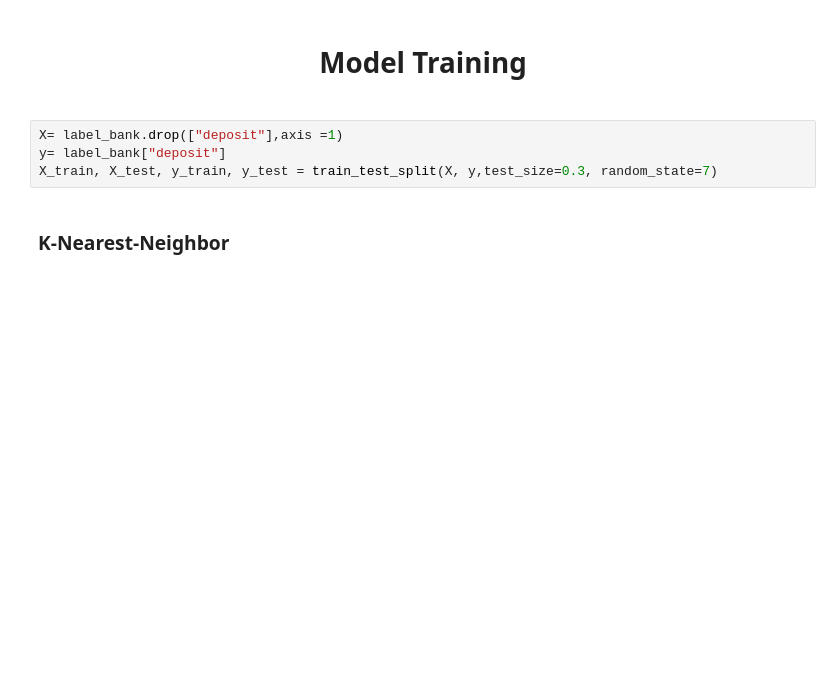
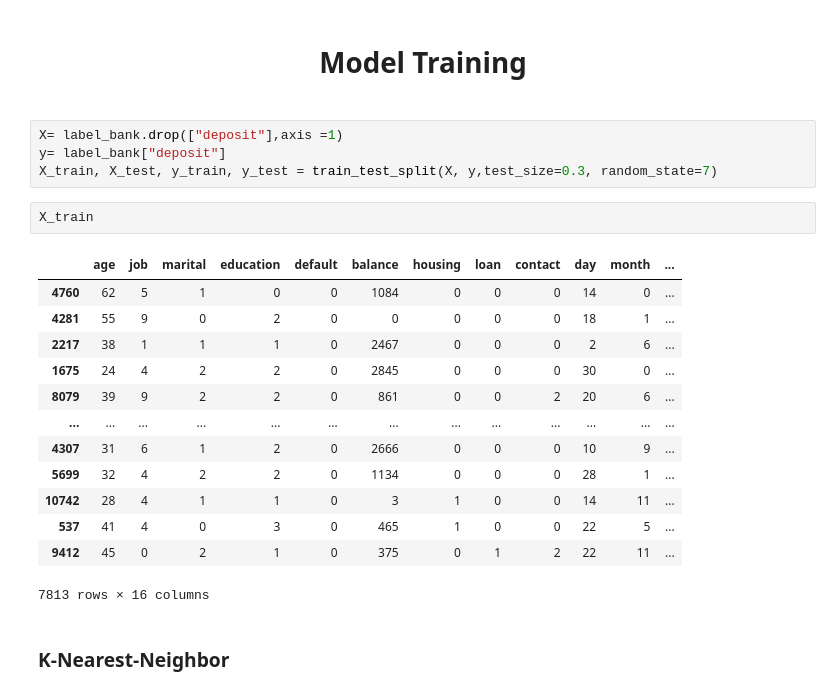
Before and after one commit to Inon-Sinn/Project-Gmar-2, a Jupyter notebook: Part 1 Classification improvment.ipynb, the cells around one changed output. Saved outputs shown, nothing was run; the diff lists cells and outputs as text; blank space fills up the shorter version.

```diff
--- a/Part 1 Classification improvment.ipynb
+++ b/Part 1 Classification improvment.ipynb
@@ -435,6 +435,22 @@ label_bank.head()
 X= label_bank.drop(["deposit"],axis =1)
 y= label_bank["deposit"]
 X_train, X_test, y_train, y_test = train_test_split(X, y,test_size=0.3, random_state=7)
+# %%
+X_train
+# %% [output]
+|  | age | job | marital | education | default | balance | housing | loan | contact | day | month | ... |
+| 4760 | 62 | 5 | 1 | 0 | 0 | 1084 | 0 | 0 | 0 | 14 | 0 | ... |
+| 4281 | 55 | 9 | 0 | 2 | 0 | 0 | 0 | 0 | 0 | 18 | 1 | ... |
+| 2217 | 38 | 1 | 1 | 1 | 0 | 2467 | 0 | 0 | 0 | 2 | 6 | ... |
+| 1675 | 24 | 4 | 2 | 2 | 0 | 2845 | 0 | 0 | 0 | 30 | 0 | ... |
+| 8079 | 39 | 9 | 2 | 2 | 0 | 861 | 0 | 0 | 2 | 20 | 6 | ... |
+| ... | ... | ... | ... | ... | ... | ... | ... | ... | ... | ... | ... | ... |
+| 4307 | 31 | 6 | 1 | 2 | 0 | 2666 | 0 | 0 | 0 | 10 | 9 | ... |
+| 5699 | 32 | 4 | 2 | 2 | 0 | 1134 | 0 | 0 | 0 | 28 | 1 | ... |
+| 10742 | 28 | 4 | 1 | 1 | 0 | 3 | 1 | 0 | 0 | 14 | 11 | ... |
+| 537 | 41 | 4 | 0 | 3 | 0 | 465 | 1 | 0 | 0 | 22 | 5 | ... |
+| 9412 | 45 | 0 | 2 | 1 | 0 | 375 | 0 | 1 | 2 | 22 | 11 | ... |
+7813 rows × 16 columns
 # %% [markdown]
 ### K-Nearest-Neighbor
 # %%
```
Also changed, not shown: 2 other files.
